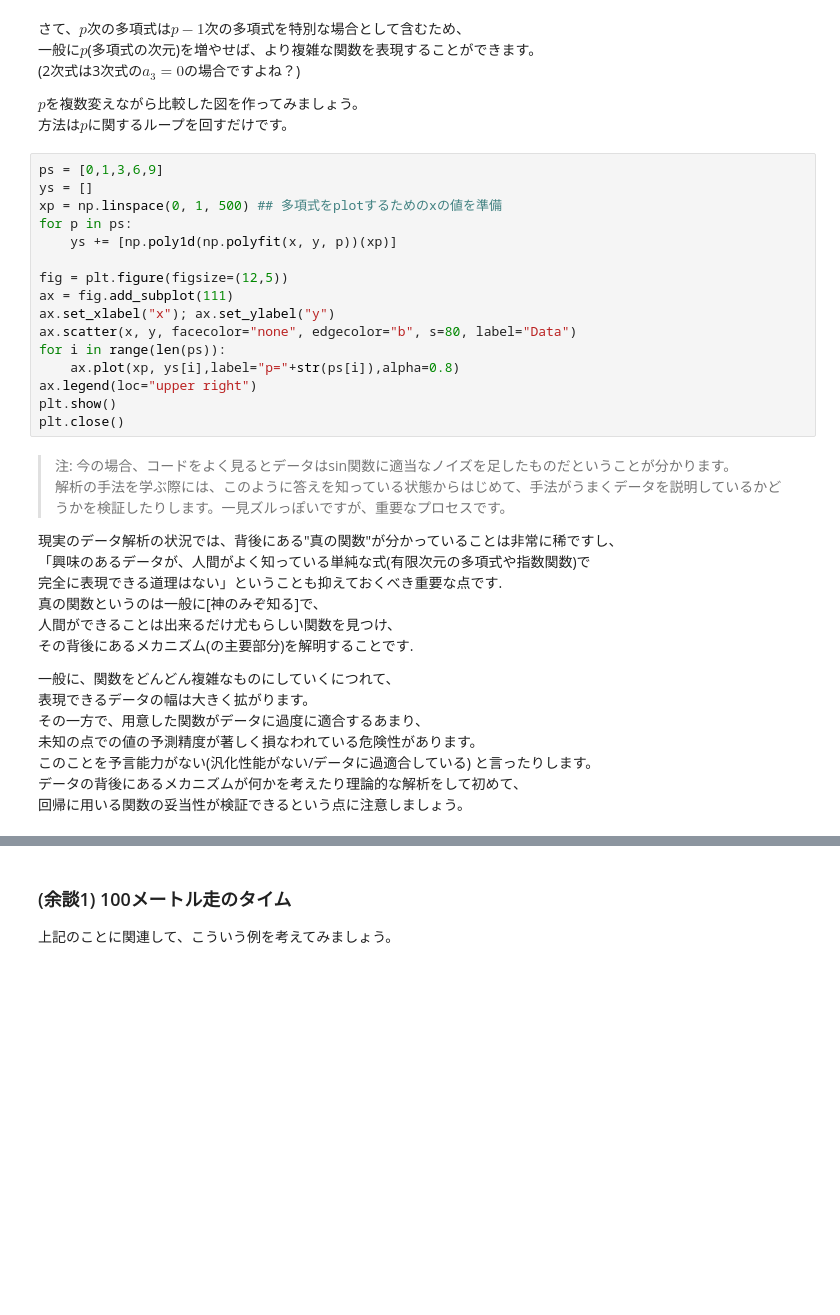
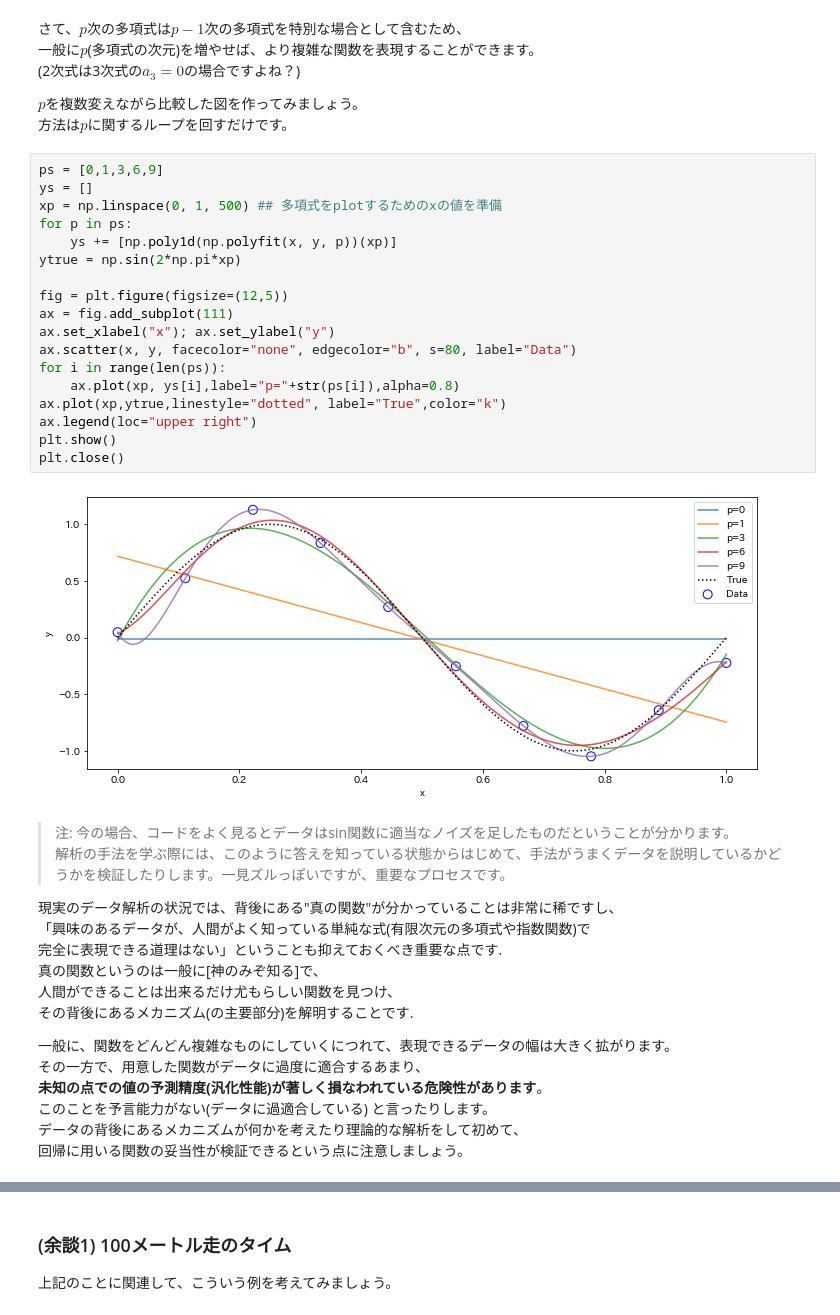
Before and after one commit to SotaYoshida/Lecture_DataScience, a Jupyter notebook: notebooks/Python_chapter6_Regression.ipynb, the cells around one changed output, grey strips where cells are left out. Saved outputs shown, nothing was run; the diff lists cells and outputs as text; blank space fills up the shorter version.

```diff
--- a/notebooks/Python_chapter6_Regression.ipynb
+++ b/notebooks/Python_chapter6_Regression.ipynb
@@ -317,19 +326,23 @@ $p$を複数変えながら比較した図を作ってみましょう。
 # %%
 ps = [0,1,3,6,9]
 ys = []
 xp = np.linspace(0, 1, 500) ## 多項式をplotするためのxの値を準備
 for p in ps:
     ys += [np.poly1d(np.polyfit(x, y, p))(xp)]
+ytrue = np.sin(2*np.pi*xp)
 
 fig = plt.figure(figsize=(12,5))
 ax = fig.add_subplot(111)
 ax.set_xlabel("x"); ax.set_ylabel("y")
 ax.scatter(x, y, facecolor="none", edgecolor="b", s=80, label="Data")
 for i in range(len(ps)):
     ax.plot(xp, ys[i],label="p="+str(ps[i]),alpha=0.8)
+ax.plot(xp,ytrue,linestyle="dotted", label="True",color="k")
 ax.legend(loc="upper right")
 plt.show()
 plt.close()
+# %% [output]
+[figure, added]
 # %% [markdown]
 > 注: 今の場合、コードをよく見るとデータはsin関数に適当なノイズを足したものだということが分かります。
 解析の手法を学ぶ際には、このように答えを知っている状態からはじめて、手法がうまくデータを説明しているかどうかを検証したりします。一見ズルっぽいですが、重要なプロセスです。
@@ -341,10 +354,9 @@ plt.close()
 人間ができることは出来るだけ尤もらしい関数を見つけ、
 その背後にあるメカニズム(の主要部分)を解明することです.
 
-一般に、関数をどんどん複雑なものにしていくにつれて、
-表現できるデータの幅は大きく拡がります。
+一般に、関数をどんどん複雑なものにしていくにつれて、表現できるデータの幅は大きく拡がります。
 その一方で、用意した関数がデータに過度に適合するあまり、
-未知の点での値の予測精度が著しく損なわれている危険性があります。
-このことを予言能力がない(汎化性能がない/データに過適合している) と言ったりします。
+**未知の点での値の予測精度(汎化性能)が著しく損なわれている危険性があります**。
+このことを予言能力がない(データに過適合している) と言ったりします。
 データの背後にあるメカニズムが何かを考えたり理論的な解析をして初めて、
 回帰に用いる関数の妥当性が検証できるという点に注意しましょう。
```
Also changed, not shown: parts of 15 cells of this notebook.
